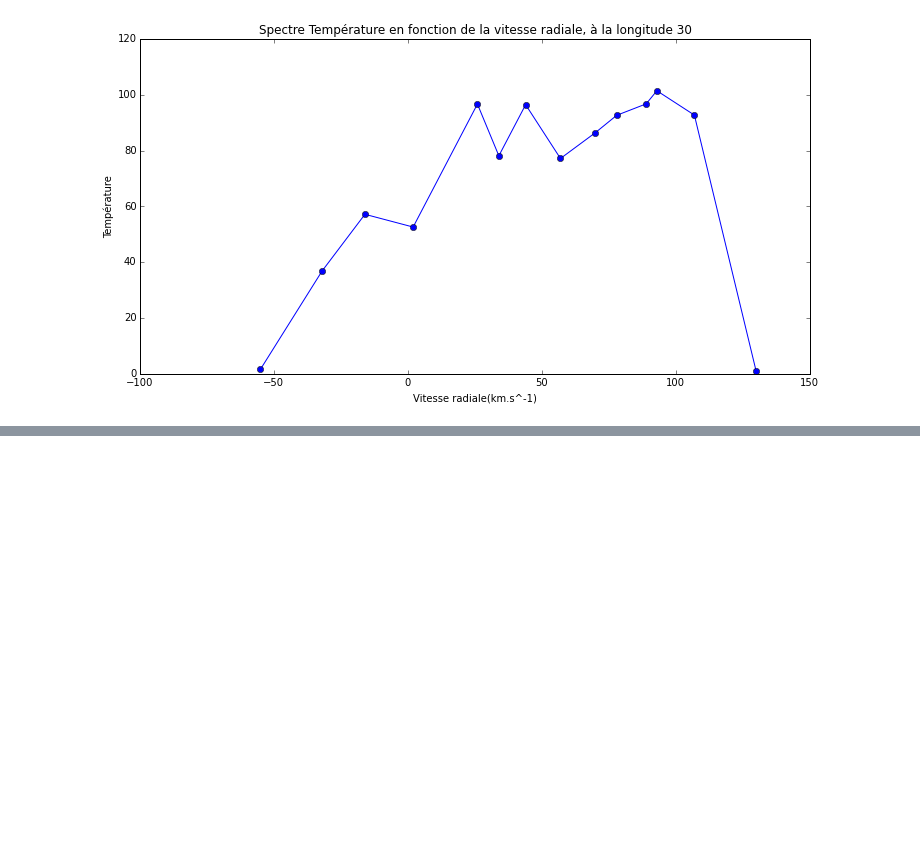
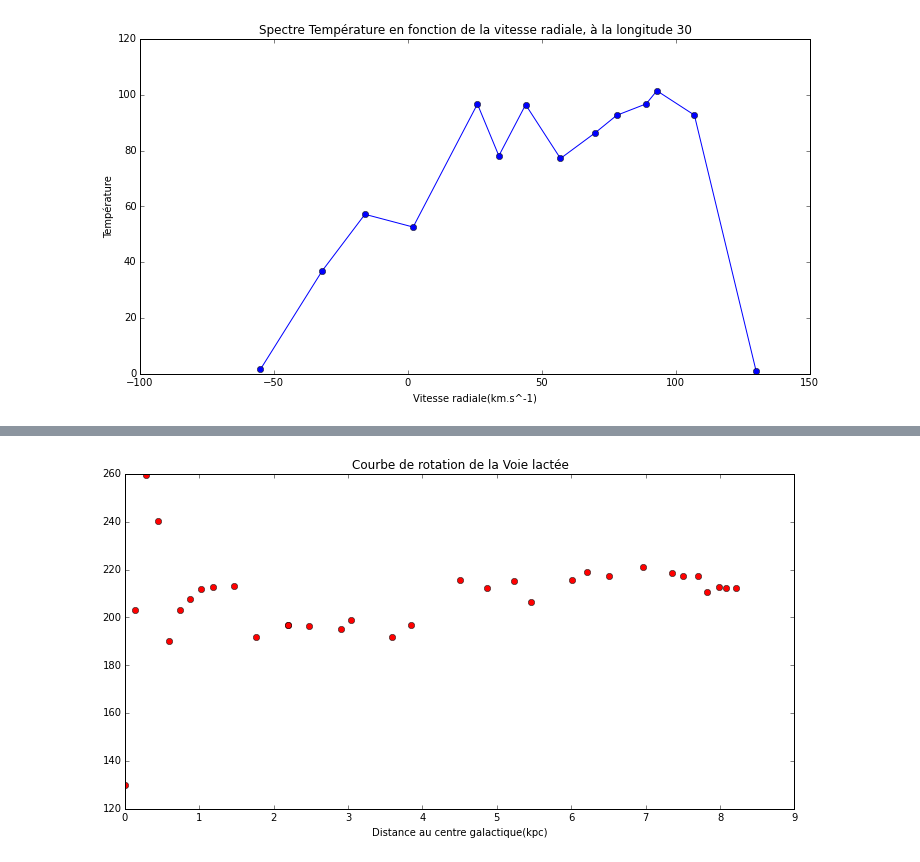
Before and after one commit to ARE-UPMC/are-gravite-2017-black-matiere, a Jupyter notebook: Rapport .ipynb, the cells around one changed output, grey strips where cells are left out. Cells and saved outputs as stored; diff of their text form; code cells hidden in the pictures; blank space fills up the shorter version.

```diff
--- a/Rapport .ipynb
+++ b/Rapport .ipynb
@@ -78,3 +123,7 @@ plt.ylabel('Température ')
 show()
 # %% [output]
 [figure]
+# %%
+import numpy as np
+V,R=np.loadtxt('courberotation.txt',skiprows=1,usecols=(1,2),unpack=True)
+V,R
@@ -80,0 +140,10 @@ show()
+# %%
+%matplotlib inline
+from pylab import *
+figure(figsize=(12,6), dpi=80)
+plot(V, R,"ro")
+plt.title("Courbe de rotation de la Voie lactée")
+plt.xlabel('Distance au centre galactique(kpc)')
+show()
+# %% [output]
+[figure, added]
```
Also changed, not shown: parts of 6 cells of this notebook.
